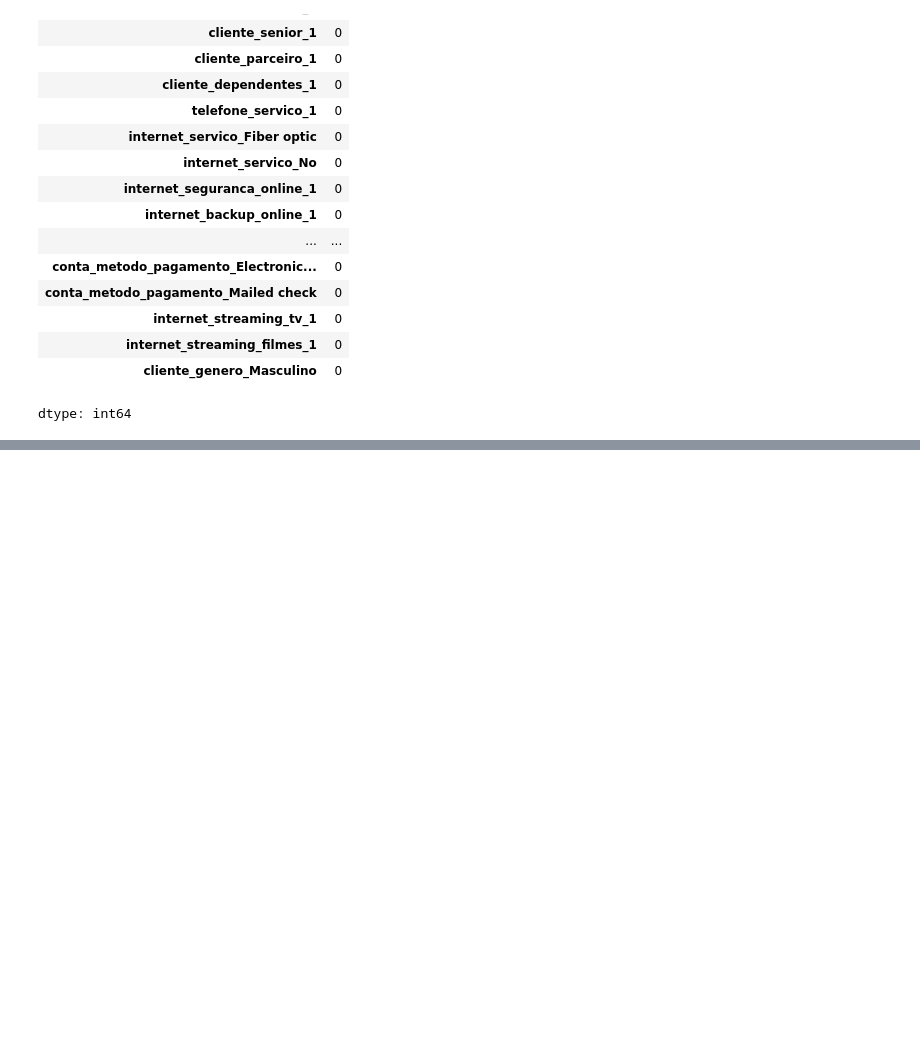
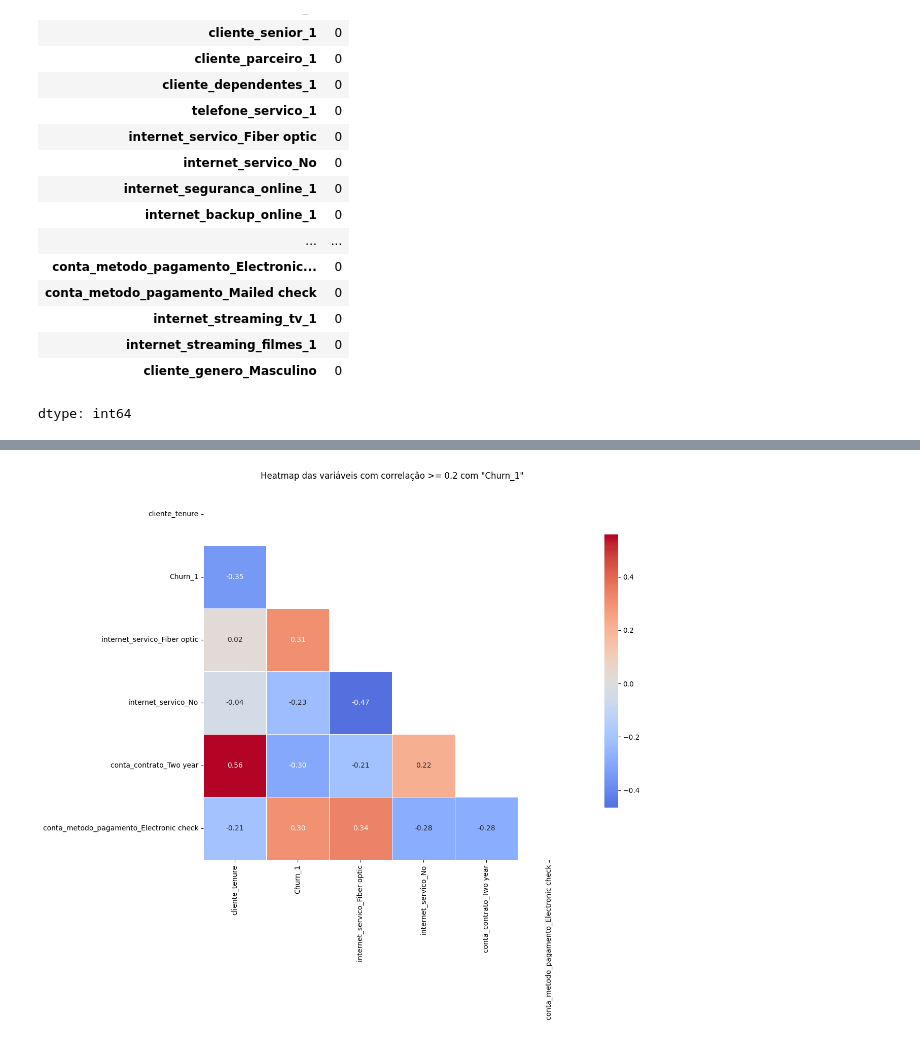
Before and after one commit to ElsCorporation/ChallengeAluraTelecomPt2, a Jupyter notebook: Callenge_Alura_TelecomX_pt2.ipynb, the cells around one changed output, grey strips where cells are left out. Saved outputs shown, nothing was run; the diff lists cells and outputs as text; code cells hidden in the pictures; blank space fills up the shorter version.

```diff
--- a/Callenge_Alura_TelecomX_pt2.ipynb
+++ b/Callenge_Alura_TelecomX_pt2.ipynb
@@ -341,0 +367,28 @@ dtype: int64
+# %%
+variavel_alvo = 'Churn_1'
+limiar = 0.2
+
+variaveis_relevantes = corr.index[abs(corr[variavel_alvo]) >= limiar].tolist()
+
+if variavel_alvo not in variaveis_relevantes:
+    variaveis_relevantes.append(variavel_alvo)
+
+corr_filtro = corr.loc[variaveis_relevantes, variaveis_relevantes]
+mascara = np.triu(np.ones_like(corr_filtro, dtype=bool))
+
+plt.figure(figsize=(12,10))
+sns.heatmap(
+    corr_filtro,
+    annot=True,
+    fmt=".2f",
+    cmap='coolwarm',
+    center=0,
+    square=True,
+    linewidths=0.5,
+    cbar_kws={"shrink": 0.7},
+    mask=mascara
+)
+plt.title(f'Heatmap das variáveis com correlação >= {limiar} com "{variavel_alvo}"')
+plt.show()
+# %% [output]
+[figure, added]
```
Also changed, not shown: parts of 5 cells of this notebook.
